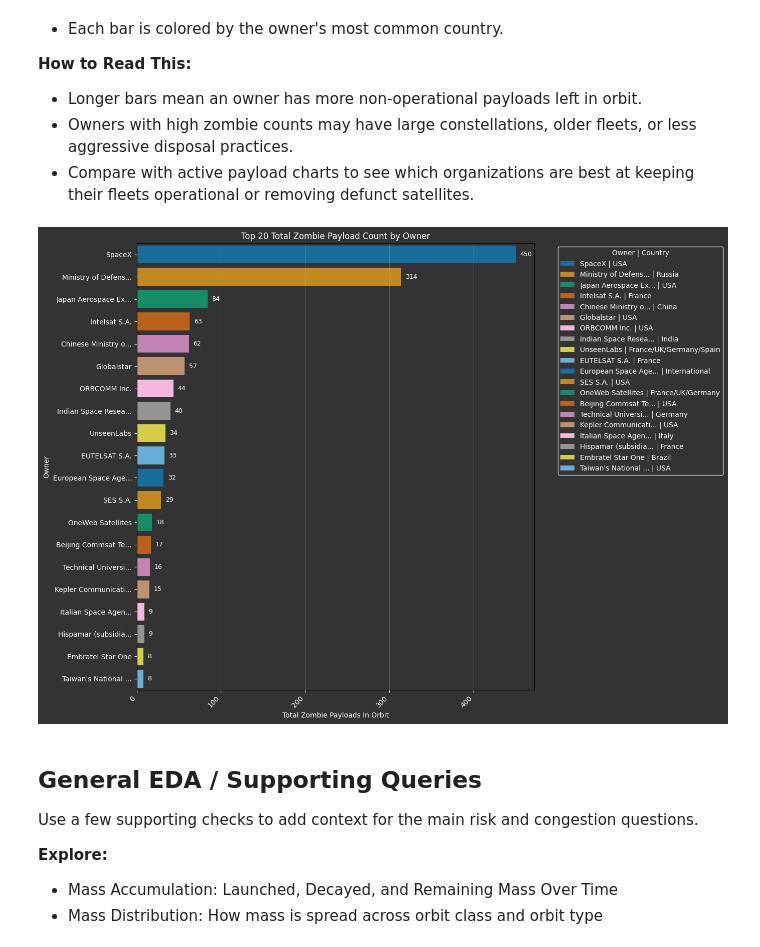
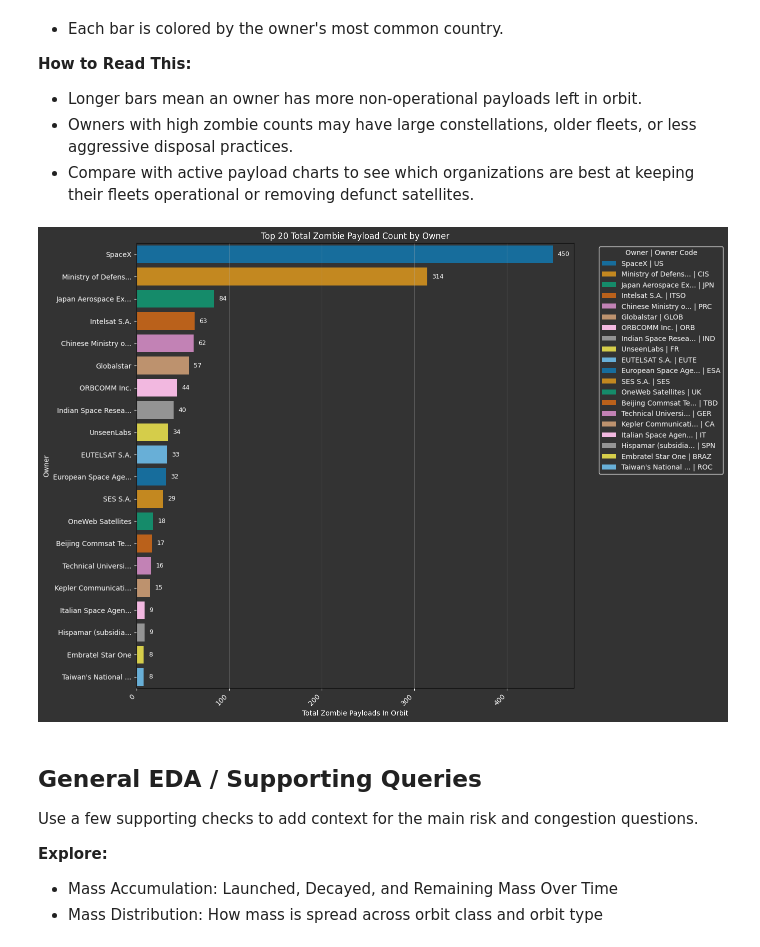
Before and after one commit to sithid/orbital-debris-assessment, a Jupyter notebook: notebooks/05_orbital_debris_exploration.ipynb, the cells around one changed output. Cells and saved outputs as stored; diff of their text form; code cells hidden in the pictures.

```diff
--- a/notebooks/05_orbital_debris_exploration.ipynb
+++ b/notebooks/05_orbital_debris_exploration.ipynb
@@ -1464,18 +1465,21 @@ WHERE satellites.object_type = 'PAYLOAD'
 df_owner_counts_all = pd.read_sql_query(contractor_zombie_counts_query, orbital_debris_conn)
 df_owner_counts_all.to_parquet('../data/clean/results/owner_counts_all_exp.parquet', index=False)
 # %%
-# Top 20 Zombie Payloads by Owner (mode country per owner, consistent coloring)
+# Top 20 Zombie Payloads by Owner (mode owner_code per owner, consistent coloring)
+
 
 df_owner_zombie_counts = df_owner_counts_all[df_owner_counts_all['ops_status'] == 'NON-OPERATIONAL']
 df_owner_zombie_counts.to_parquet('../data/clean/results/owner_zombie_counts_exp.parquet', index=False)
 
-# Get the most common contractor_country for each owner
-contractor_country_mode = (
+
+# Get the most common owner_code for each owner
+owner_code_mode = (
     df_owner_zombie_counts
-    .groupby('owner')['contractor_country']
+    .groupby('owner')['owner_code']
     .agg(lambda x: x.dropna().mode().iloc[0] if not x.dropna().empty else None)
     .reset_index()
-)
+ )
+
 
 owner_zombie_counts = (
     df_owner_zombie_counts
@@ -1484,55 +1488,64 @@ owner_zombie_counts = (
     .reset_index()
     .sort_values('zombie_payload_count', ascending=False)
     .head(20)
+ )
+
+
+owner_zombie_counts = owner_zombie_counts.merge(
+    owner_code_mode,
+    on='owner',
+    how='left'
+
 )
 
-owner_zombie_counts = owner_zombie_counts.merge(
-    contractor_country_mode,
-    on='owner',
-    how='left'
-)
 
 owner_zombie_counts['owner_short'] = owner_zombie_counts['owner'].apply(lambda x: x if len(str(x)) <= 18 else str(x)[:18] + '...')
 owner_zombie_counts['owner_label'] = (
     owner_zombie_counts['owner_short'].astype(str) + ' | ' +
-    owner_zombie_counts['contractor_country'].astype(str)
+    owner_zombie_counts['owner_code'].astype(str)
+
 )
 
+
 plt.figure(figsize=(14, 10))
+
 
 sns.barplot(
     data=owner_zombie_counts,
     y='owner_short',
     x='zombie_payload_count',
     hue='owner_label',
     palette='colorblind',
     dodge=False
+
 )
+
 
 for bar in plt.gca().patches:
     width = bar.get_width()
     y = bar.get_y() + bar.get_height() / 2
     if width > 0:
         plt.gca().annotate(
             f'{int(width):,}',
             (width + 5, y),  # 5 is a small offset to the right
             ha='left',
             va='center',
             fontsize=9,
             color='white'
         )
 
-plt.legend(title='Owner | Country', bbox_to_anchor=(1.05, 1), loc='upper left')
+
+plt.legend(title='Owner | Owner Code', bbox_to_anchor=(1.05, 1), loc='upper left')
 plt.title('Top 20 Total Zombie Payload Count by Owner')
 plt.xlabel('Total Zombie Payloads In Orbit')
 plt.ylabel('Owner')
 plt.xticks(rotation=45, ha='right')
 plt.grid(axis='x', alpha=0.3)
 plt.tight_layout()
-plt.savefig('../charts/zombie_top_contractor_contributors_exp.png', bbox_inches='tight', dpi=150)
+plt.savefig('../charts/zombie_top_owner_code_contributors_exp.png', bbox_inches='tight', dpi=150)
 plt.show()
 # %% [output]
-[figure, old version]
+[figure, new version]
 # %% [markdown]
 ## General EDA / Supporting Queries
 
```
Also changed, not shown: parts of 2 cells of this notebook, 11 other files.
